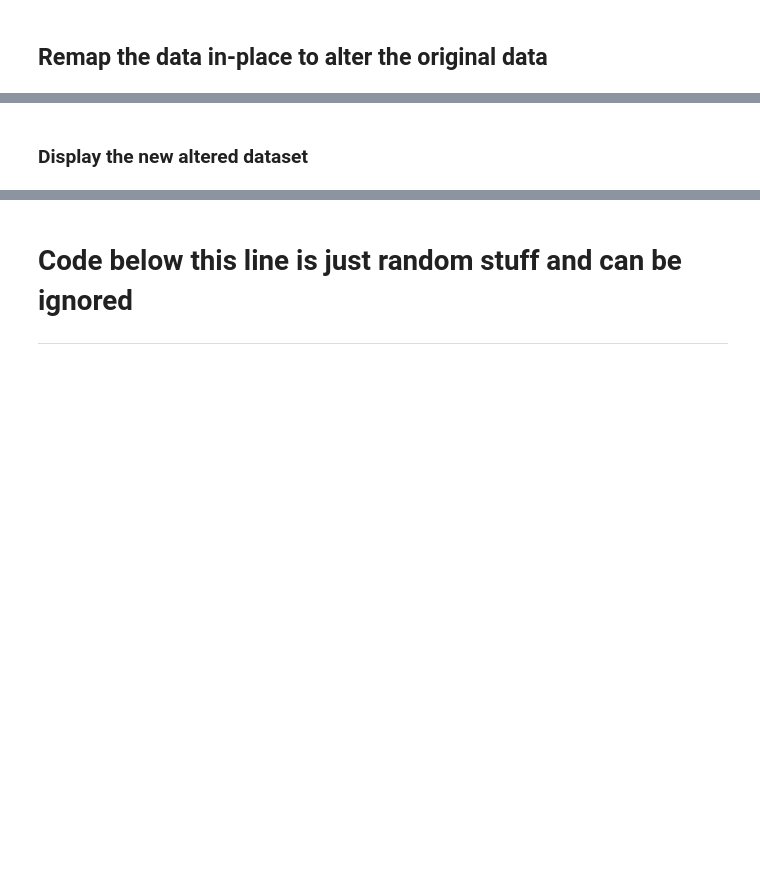
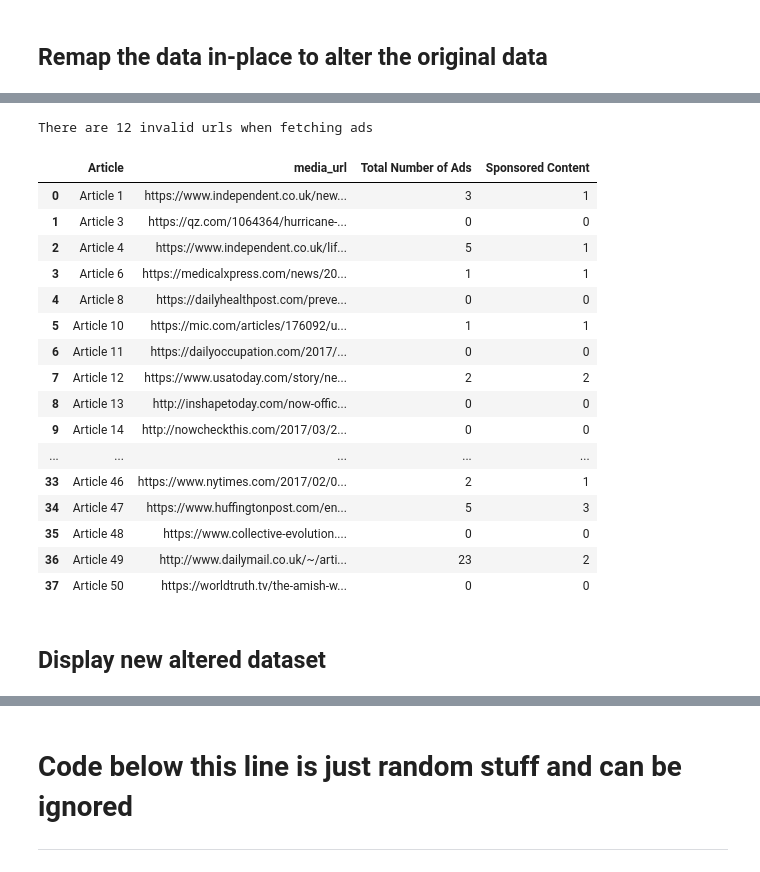
Before and after one commit to Kanaderu/nlp_credibility, a Jupyter notebook: Create Dataset.ipynb, the cells around one changed output, grey strips where cells are left out. Cells and saved outputs as stored; diff of their text form; code cells hidden in the pictures; blank space fills up the shorter version.

Commit message:
Updated dataset to include ads from scraper

```diff
--- a/Create Dataset.ipynb
+++ b/Create Dataset.ipynb
@@ -314,0 +313,33 @@ dataset.loc['Content'][0]
+# %%
+import requests
+from bs4 import BeautifulSoup
+
+media_urls = dataset.loc['URL'].values
+
+# setup browser
+s = requests.Session()
+s.headers['User-Agent'] = 'Mozilla/5.0 (X11; Linux x86_64) AppleWebKit/537.36 (KHTML, like Gecko) Ubuntu Chromium/34.0.1847.116 Chrome/34.0.1847.116 Safari/537.36'
+
+num_ads_dataset = []
+invalid_url = []
+
+for url, article_col in zip(media_urls, dataset.columns):
+    try:
+        r = s.get(url)
+        if not r.ok:
+            print(f'Error fetching {url}: {r}')
+            invalid_url.append(url)
+            continue
+        soup = BeautifulSoup(r.content, 'html')
+
+        # find number of ads
+        ad_soup = soup.find_all('div', id=re.compile('.*'),class_=re.compile('[^\w]ad[s|\w]?'))
+
+        # check if there is sponsored content
+        sponsor_soup = soup.find_all(text=re.compile('[sS]ponsor'))
+
+        num_ads_dataset.append([article_col, url, len(ad_soup) + len(sponsor_soup), len(sponsor_soup)])
+        #print(f'#ads: {len(ad_soup) + len(sponsor_soup)} {url}')
+    except Exception as e:
+        print(f'Error fetching {url}: {e}')
+        invalid_url.append(url)
@@ -314,0 +359,25 @@ dataset.loc['Content'][0]
+# %%
+print(f'There are {len(invalid_url)} invalid urls when fetching ads')
+
+# display ad counts from parser
+n_ads_df = pd.DataFrame(num_ads_dataset, columns=['Article', 'media_url', 'Total Number of Ads', 'Sponsored Content'])
+display(n_ads_df)
+# %% [output]
+There are 12 invalid urls when fetching ads
+|  | Article | media_url | Total Number of Ads | Sponsored Content |
+| 0 | Article 1 | https://www.independent.co.uk/new... | 3 | 1 |
+| 1 | Article 3 | https://qz.com/1064364/hurricane-... | 0 | 0 |
+| 2 | Article 4 | https://www.independent.co.uk/lif... | 5 | 1 |
+| 3 | Article 6 | https://medicalxpress.com/news/20... | 1 | 1 |
+| 4 | Article 8 | https://dailyhealthpost.com/preve... | 0 | 0 |
+| 5 | Article 10 | https://mic.com/articles/176092/u... | 1 | 1 |
+| 6 | Article 11 | https://dailyoccupation.com/2017/... | 0 | 0 |
+| 7 | Article 12 | https://www.usatoday.com/story/ne... | 2 | 2 |
+| 8 | Article 13 | http://inshapetoday.com/now-offic... | 0 | 0 |
+| 9 | Article 14 | http://nowcheckthis.com/2017/03/2... | 0 | 0 |
+| ... | ... | ... | ... | ... |
+| 33 | Article 46 | https://www.nytimes.com/2017/02/0... | 2 | 1 |
+| 34 | Article 47 | https://www.huffingtonpost.com/en... | 5 | 3 |
+| 35 | Article 48 | https://www.collective-evolution.... | 0 | 0 |
+| 36 | Article 49 | http://www.dailymail.co.uk/~/arti... | 23 | 2 |
+| 37 | Article 50 | https://worldtruth.tv/the-amish-w... | 0 | 0 |
@@ -315,4 +389,4 @@ dataset.loc['Content'][0]
 # %% [markdown]
-### Display the new altered dataset
+## Display new altered dataset
 # %%
 display(dataset)
```
Also changed, not shown: parts of 22 cells of this notebook, 1 other file.
